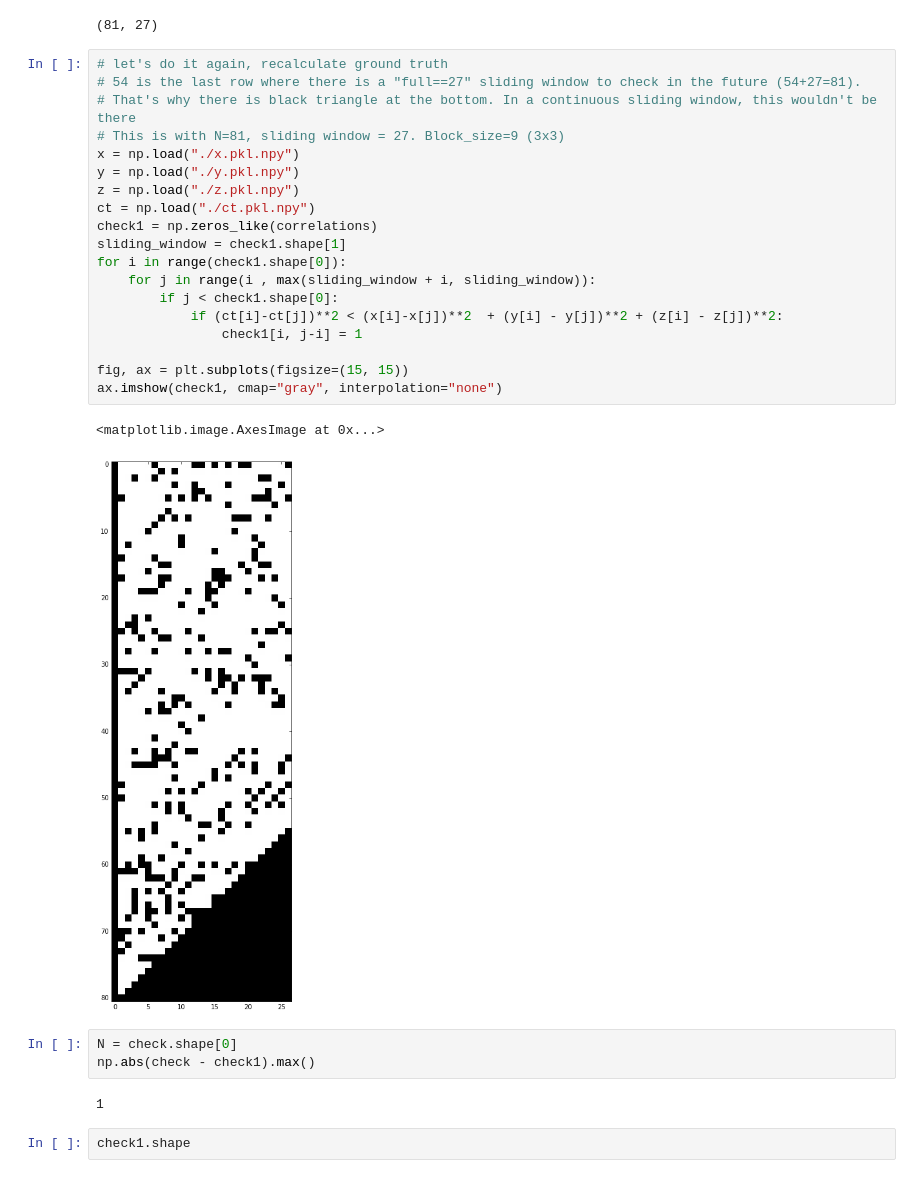
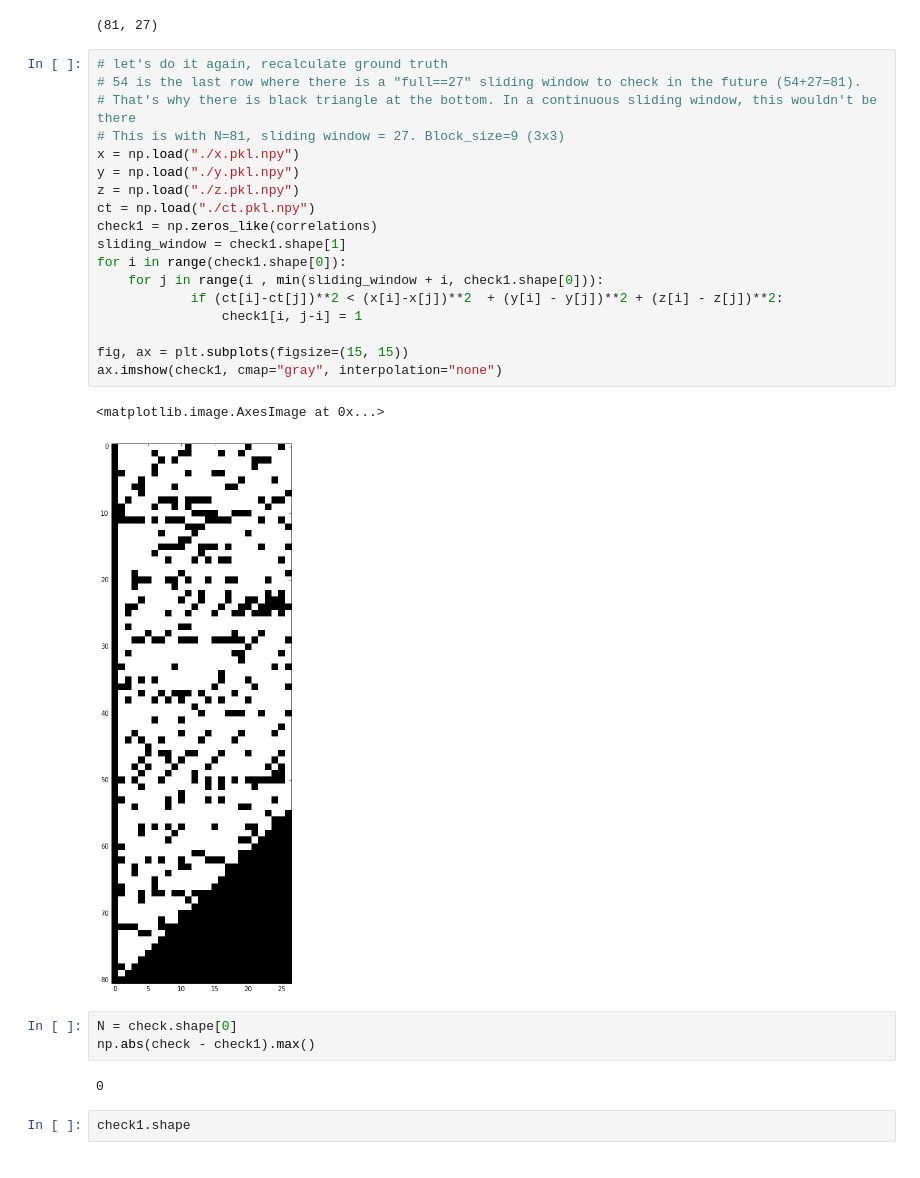
Before and after one commit to remenska/Clique-on-a-GPU, a Jupyter notebook: Correlations.ipynb, the cells around one changed output. Cells and saved outputs as stored; diff of their text form.

```diff
--- a/Correlations.ipynb
+++ b/Correlations.ipynb
@@ -26,30 +26,29 @@ check.shape
 # %%
 # let's do it again, recalculate ground truth
 # 54 is the last row where there is a "full==27" sliding window to check in the future (54+27=81).
 # That's why there is black triangle at the bottom. In a continuous sliding window, this wouldn't be there
 # This is with N=81, sliding window = 27. Block_size=9 (3x3)
 x = np.load("./x.pkl.npy")
 y = np.load("./y.pkl.npy")
 z = np.load("./z.pkl.npy")
 ct = np.load("./ct.pkl.npy")
 check1 = np.zeros_like(correlations)
 sliding_window = check1.shape[1]
 for i in range(check1.shape[0]):
-    for j in range(i , max(sliding_window + i, sliding_window)):
-        if j < check1.shape[0]:
+    for j in range(i , min(sliding_window + i, check1.shape[0])):
             if (ct[i]-ct[j])**2 < (x[i]-x[j])**2  + (y[i] - y[j])**2 + (z[i] - z[j])**2:
                 check1[i, j-i] = 1
 
 fig, ax = plt.subplots(figsize=(15, 15))
 ax.imshow(check1, cmap="gray", interpolation="none")
 # %% [output]
 <matplotlib.image.AxesImage at 0x...>
-[figure, old version]
+[figure, new version]
 # %%
 N = check.shape[0]
 np.abs(check - check1).max()
 # %% [output]
-1
+0
 # %%
 check1.shape
 # %% [output]
```
Also changed, not shown: parts of 2 cells of this notebook, 1 other file.
